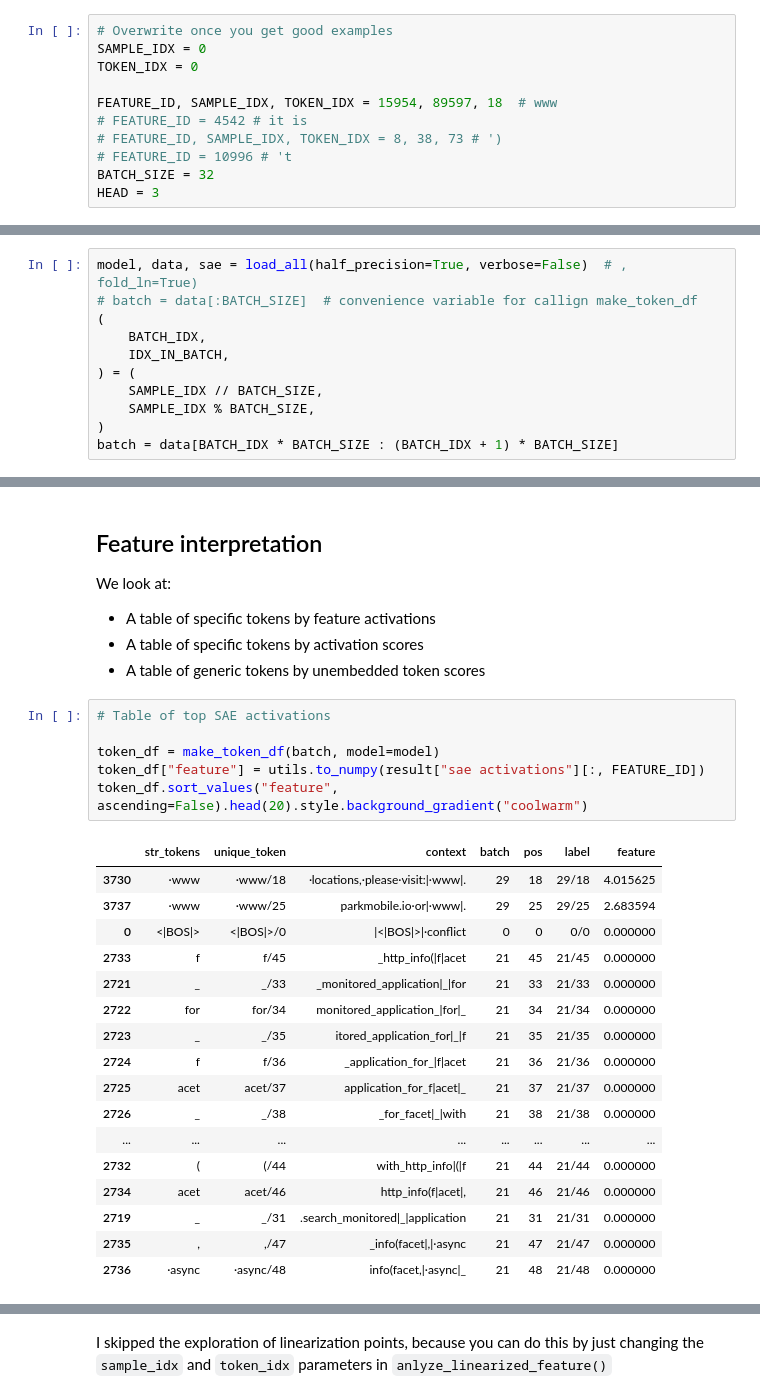
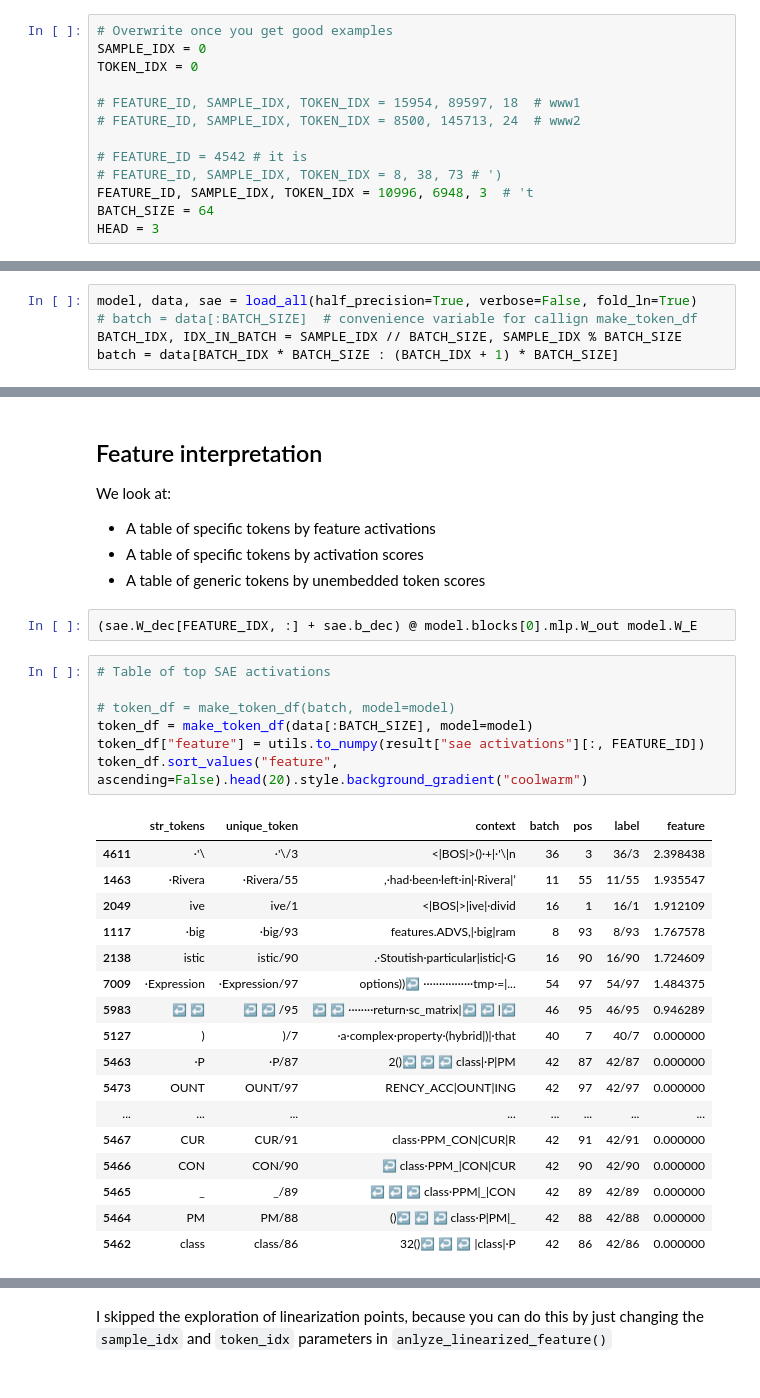
Before and after one commit to pchlenski/mats, a Jupyter notebook: notebooks/7_pc_feature_tracing.ipynb, the cells around one changed output, grey strips where cells are left out. Drawn from its saved outputs; the diff is of its cells as text.

```diff
--- a/notebooks/7_pc_feature_tracing.ipynb
+++ b/notebooks/7_pc_feature_tracing.ipynb
@@ -10,11 +13,13 @@
 SAMPLE_IDX = 0
 TOKEN_IDX = 0
 
-FEATURE_ID, SAMPLE_IDX, TOKEN_IDX = 15954, 89597, 18  # www
+# FEATURE_ID, SAMPLE_IDX, TOKEN_IDX = 15954, 89597, 18  # www1
+# FEATURE_ID, SAMPLE_IDX, TOKEN_IDX = 8500, 145713, 24  # www2
+
 # FEATURE_ID = 4542 # it is
 # FEATURE_ID, SAMPLE_IDX, TOKEN_IDX = 8, 38, 73 # ')
-# FEATURE_ID = 10996 # 't
-BATCH_SIZE = 32
+FEATURE_ID, SAMPLE_IDX, TOKEN_IDX = 10996, 6948, 3  # 't
+BATCH_SIZE = 64
 HEAD = 3
 # %%
 import pandas as pd
@@ -30,13 +40,7 @@ from sprint.visualization import plot_head_token_contribs, plot_head_token_contr
 # %%
-model, data, sae = load_all(half_precision=True, verbose=False)  # , fold_ln=True)
+model, data, sae = load_all(half_precision=True, verbose=False, fold_ln=True)
 # batch = data[:BATCH_SIZE]  # convenience variable for callign make_token_df
-(
-    BATCH_IDX,
-    IDX_IN_BATCH,
-) = (
-    SAMPLE_IDX // BATCH_SIZE,
-    SAMPLE_IDX % BATCH_SIZE,
-)
+BATCH_IDX, IDX_IN_BATCH = SAMPLE_IDX // BATCH_SIZE, SAMPLE_IDX % BATCH_SIZE
 batch = data[BATCH_IDX * BATCH_SIZE : (BATCH_IDX + 1) * BATCH_SIZE]
 # %% [output]
 Loaded pretrained model gelu-1l into HookedTransformer
@@ -76,30 +80,33 @@ We look at:
 * A table of specific tokens by feature activations
 * A table of specific tokens by activation scores
 * A table of generic tokens by unembedded token scores
+# %%
+(sae.W_dec[FEATURE_IDX, :] + sae.b_dec) @ model.blocks[0].mlp.W_out model.W_E
 # %%
 # Table of top SAE activations
 
-token_df = make_token_df(batch, model=model)
+# token_df = make_token_df(batch, model=model)
+token_df = make_token_df(data[:BATCH_SIZE], model=model)
 token_df["feature"] = utils.to_numpy(result["sae activations"][:, FEATURE_ID])
 token_df.sort_values("feature", ascending=False).head(20).style.background_gradient("coolwarm")
 # %% [output]
 |  | str_tokens | unique_token | context | batch | pos | label | feature |
-| 3730 | ·www | ·www/18 | ·locations,·please·visit:|·www|. | 29 | 18 | 29/18 | 4.015625 |
-| 3737 | ·www | ·www/25 | parkmobile.io·or|·www|. | 29 | 25 | 29/25 | 2.683594 |
-| 0 | <|BOS|> | <|BOS|>/0 | |<|BOS|>|·conflict | 0 | 0 | 0/0 | 0.000000 |
-| 2733 | f | f/45 | _http_info(|f|acet | 21 | 45 | 21/45 | 0.000000 |
-| 2721 | _ | _/33 | _monitored_application|_|for | 21 | 33 | 21/33 | 0.000000 |
-| 2722 | for | for/34 | monitored_application_|for|_ | 21 | 34 | 21/34 | 0.000000 |
-| 2723 | _ | _/35 | itored_application_for|_|f | 21 | 35 | 21/35 | 0.000000 |
-| 2724 | f | f/36 | _application_for_|f|acet | 21 | 36 | 21/36 | 0.000000 |
-| 2725 | acet | acet/37 | application_for_f|acet|_ | 21 | 37 | 21/37 | 0.000000 |
-| 2726 | _ | _/38 | _for_facet|_|with | 21 | 38 | 21/38 | 0.000000 |
+| 4611 | ·'\ | ·'\/3 | <|BOS|>()·+|·'\|n | 36 | 3 | 36/3 | 2.398438 |
+| 1463 | ·Rivera | ·Rivera/55 | ,·had·been·left·in|·Rivera|’ | 11 | 55 | 11/55 | 1.935547 |
+| 2049 | ive | ive/1 | <|BOS|>|ive|·divid | 16 | 1 | 16/1 | 1.912109 |
+| 1117 | ·big | ·big/93 | features.ADVS,|·big|ram | 8 | 93 | 8/93 | 1.767578 |
+| 2138 | istic | istic/90 | .·Stoutish·particular|istic|·G | 16 | 90 | 16/90 | 1.724609 |
+| 7009 | ·Expression | ·Expression/97 | options))↩ ················tmp·=|... | 54 | 97 | 54/97 | 1.484375 |
+| 5983 | ↩ ↩ | ↩ ↩ /95 | ↩ ↩ ········return·sc_matrix|↩ ↩ |↩ | 46 | 95 | 46/95 | 0.946289 |
+| 5127 | ) | )/7 | ·a·complex·property·(hybrid|)|·that | 40 | 7 | 40/7 | 0.000000 |
+| 5463 | ·P | ·P/87 | 2()↩ ↩ ↩ class|·P|PM | 42 | 87 | 42/87 | 0.000000 |
+| 5473 | OUNT | OUNT/97 | RENCY_ACC|OUNT|ING | 42 | 97 | 42/97 | 0.000000 |
 | ... | ... | ... | ... | ... | ... | ... | ... |
-| 2732 | ( | (/44 | with_http_info|(|f | 21 | 44 | 21/44 | 0.000000 |
-| 2734 | acet | acet/46 | http_info(f|acet|, | 21 | 46 | 21/46 | 0.000000 |
-| 2719 | _ | _/31 | .search_monitored|_|application | 21 | 31 | 21/31 | 0.000000 |
-| 2735 | , | ,/47 | _info(facet|,|·async | 21 | 47 | 21/47 | 0.000000 |
-| 2736 | ·async | ·async/48 | info(facet,|·async|_ | 21 | 48 | 21/48 | 0.000000 |
+| 5467 | CUR | CUR/91 | class·PPM_CON|CUR|R | 42 | 91 | 42/91 | 0.000000 |
+| 5466 | CON | CON/90 | ↩ class·PPM_|CON|CUR | 42 | 90 | 42/90 | 0.000000 |
+| 5465 | _ | _/89 | ↩ ↩ ↩ class·PPM|_|CON | 42 | 89 | 42/89 | 0.000000 |
+| 5464 | PM | PM/88 | ()↩ ↩ ↩ class·P|PM|_ | 42 | 88 | 42/88 | 0.000000 |
+| 5462 | class | class/86 | 32()↩ ↩ ↩ |class|·P | 42 | 86 | 42/86 | 0.000000 |
 # %%
 # Table of activation scores
 
```
Also changed, not shown: parts of 13 cells of this notebook, 4 other files.
